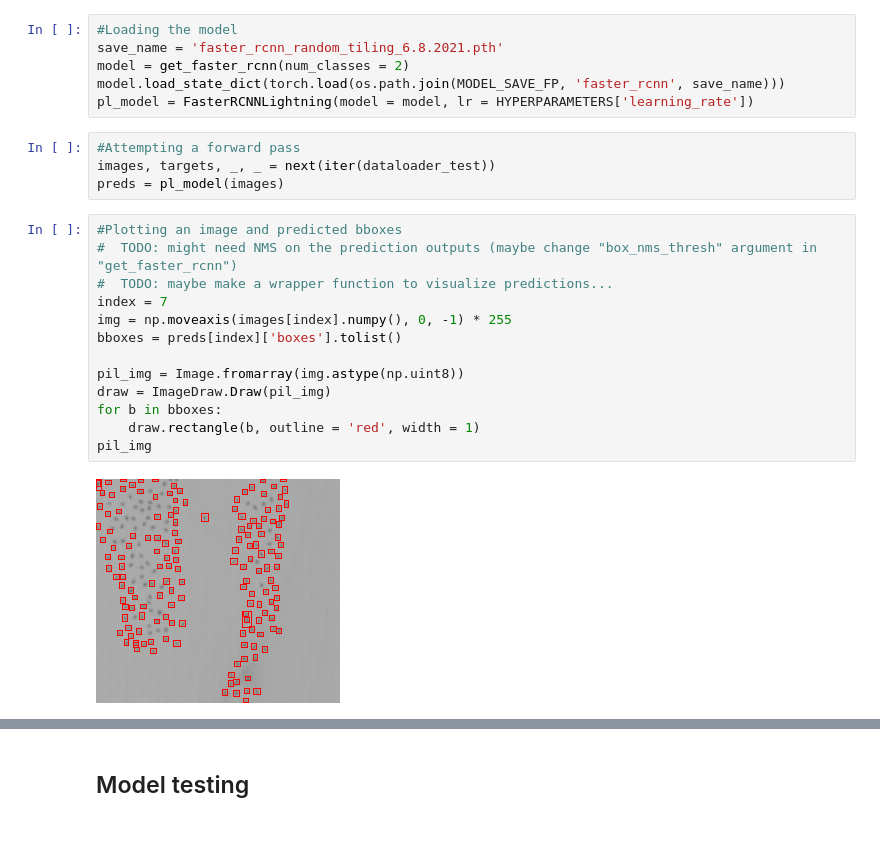
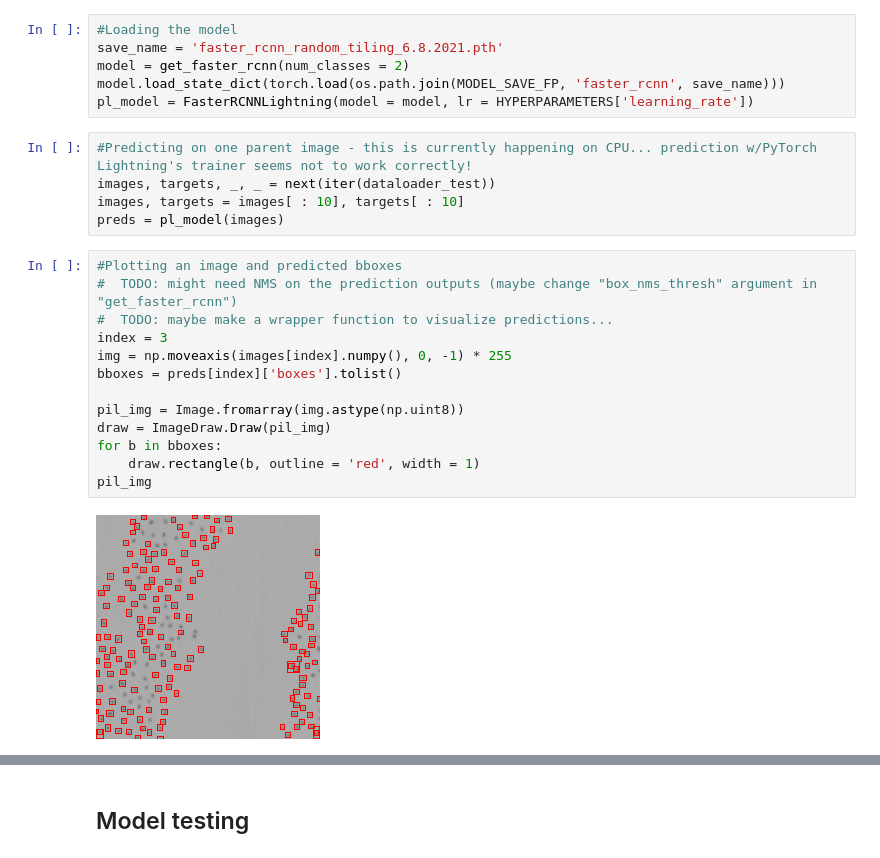
Before and after one commit to emiliolr/counting-cranes, a Jupyter notebook: object_detection/faster_rcnn_experiments.ipynb, the cells around one changed output, grey strips where cells are left out. Saved outputs shown, nothing was run; the diff lists cells and outputs as text.

```diff
--- a/object_detection/faster_rcnn_experiments.ipynb
+++ b/object_detection/faster_rcnn_experiments.ipynb
@@ -135,25 +139,26 @@ save_name = 'faster_rcnn_random_tiling_6.8.2021.pth'
 model = get_faster_rcnn(num_classes = 2)
 model.load_state_dict(torch.load(os.path.join(MODEL_SAVE_FP, 'faster_rcnn', save_name)))
 pl_model = FasterRCNNLightning(model = model, lr = HYPERPARAMETERS['learning_rate'])
-# %%
-#Attempting a forward pass
-images, targets, _, _ = next(iter(dataloader_test))
-preds = pl_model(images)
+# %%
+#Predicting on one parent image - this is currently happening on CPU... prediction w/PyTorch Lightning's trainer seems not to work correctly!
+images, targets, _, _ = next(iter(dataloader_test))
+images, targets = images[ : 10], targets[ : 10]
+preds = pl_model(images)
 # %%
 #Plotting an image and predicted bboxes
 #  TODO: might need NMS on the prediction outputs (maybe change "box_nms_thresh" argument in "get_faster_rcnn")
 #  TODO: maybe make a wrapper function to visualize predictions...
-index = 7
+index = 3
 img = np.moveaxis(images[index].numpy(), 0, -1) * 255
 bboxes = preds[index]['boxes'].tolist()
 
 pil_img = Image.fromarray(img.astype(np.uint8))
 draw = ImageDraw.Draw(pil_img)
 for b in bboxes:
     draw.rectangle(b, outline = 'red', width = 1)
 pil_img
 # %% [output]
-[figure, old version]
+[figure, new version]
 # %%
 #Checking counts
 print(f'We predicted {len(bboxes)} birds and there are actually {len(targets[index]["boxes"])} birds in this image')
```
Also changed, not shown: parts of 7 cells of this notebook, 1 other file.
